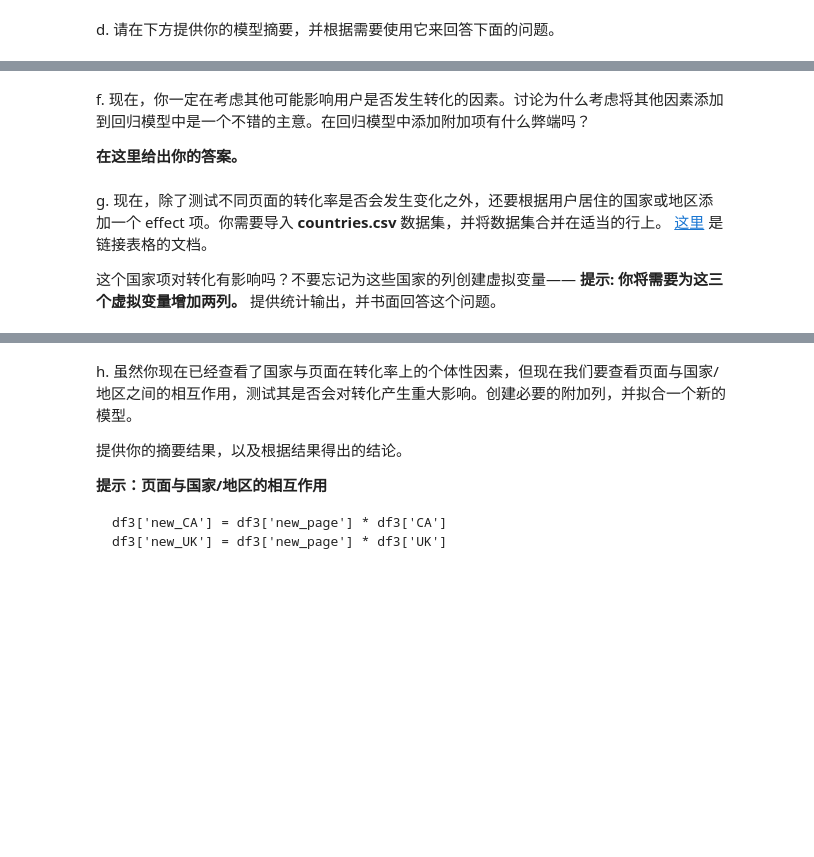
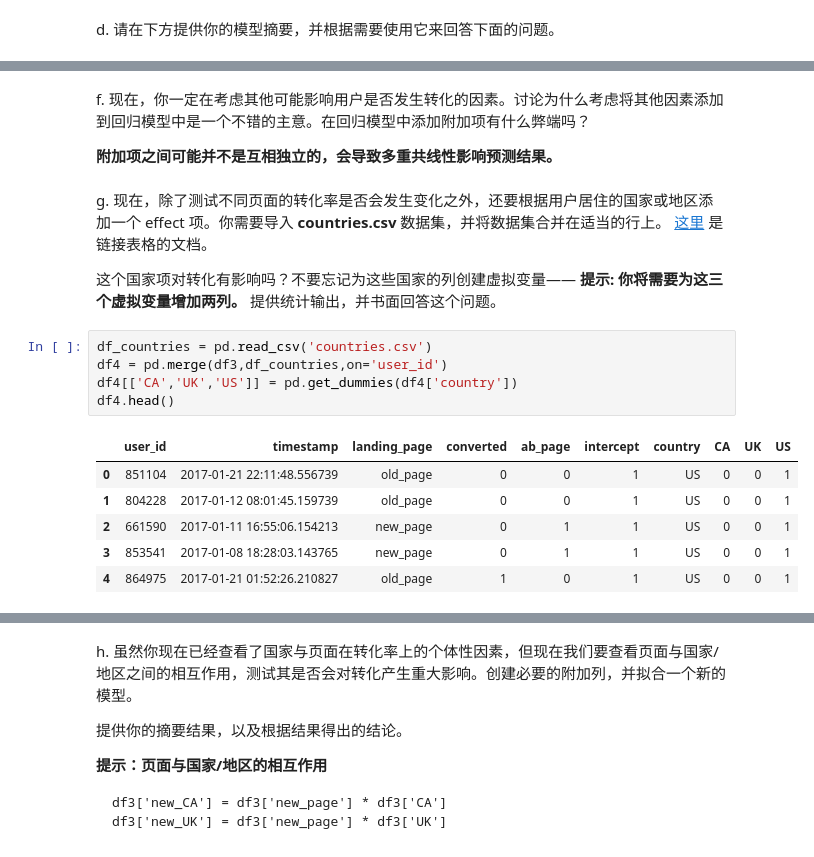
Before and after one commit to AshCodeWork/analyze-ab-test-results-notebook, a Jupyter notebook: analyze-ab-test-results-notebook-zh-0.ipynb, the cells around one changed output, grey strips where cells are left out. Drawn from its saved outputs; the diff is of its cells as text; blank space fills up the shorter version.

```diff
--- a/analyze-ab-test-results-notebook-zh-0.ipynb
+++ b/analyze-ab-test-results-notebook-zh-0.ipynb
@@ -358,10 +393,20 @@ e. 与 **ab_page** 关联的 p-值是多少？ 为什么它与你在 **II** 中
 # %% [markdown]
-
-
 f. 现在，你一定在考虑其他可能影响用户是否发生转化的因素。讨论为什么考虑将其他因素添加到回归模型中是一个不错的主意。在回归模型中添加附加项有什么弊端吗？
 
-**在这里给出你的答案。**
+**附加项之间可能并不是互相独立的，会导致多重共线性影响预测结果。**
 # %% [markdown]
 g. 现在，除了测试不同页面的转化率是否会发生变化之外，还要根据用户居住的国家或地区添加一个 effect 项。你需要导入 **countries.csv** 数据集，并将数据集合并在适当的行上。 [这里](https://pandas.pydata.org/pandas-docs/stable/generated/pandas.DataFrame.join.html) 是链接表格的文档。
 
 这个国家项对转化有影响吗？不要忘记为这些国家的列创建虚拟变量—— **提示: 你将需要为这三个虚拟变量增加两列。** 提供统计输出，并书面回答这个问题。
+# %%
+df_countries = pd.read_csv('countries.csv')
+df4 = pd.merge(df3,df_countries,on='user_id')
+df4[['CA','UK','US']] = pd.get_dummies(df4['country'])
+df4.head()
+# %% [output]
+|  | user_id | timestamp | landing_page | converted | ab_page | intercept | country | CA | UK | US |
+| 0 | 851104 | 2017-01-21 22:11:48.556739 | old_page | 0 | 0 | 1 | US | 0 | 0 | 1 |
+| 1 | 804228 | 2017-01-12 08:01:45.159739 | old_page | 0 | 0 | 1 | US | 0 | 0 | 1 |
+| 2 | 661590 | 2017-01-11 16:55:06.154213 | new_page | 0 | 1 | 1 | US | 0 | 0 | 1 |
+| 3 | 853541 | 2017-01-08 18:28:03.143765 | new_page | 0 | 1 | 1 | US | 0 | 0 | 1 |
+| 4 | 864975 | 2017-01-21 01:52:26.210827 | old_page | 1 | 0 | 1 | US | 0 | 0 | 1 |
```
Also changed, not shown: parts of 33 cells of this notebook, 1 other file.
